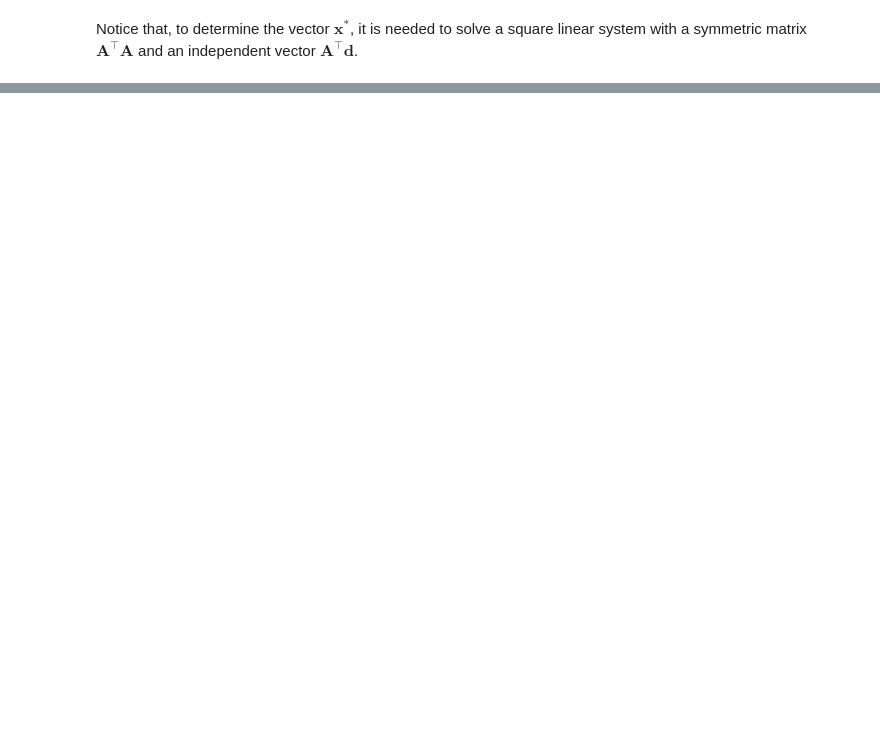
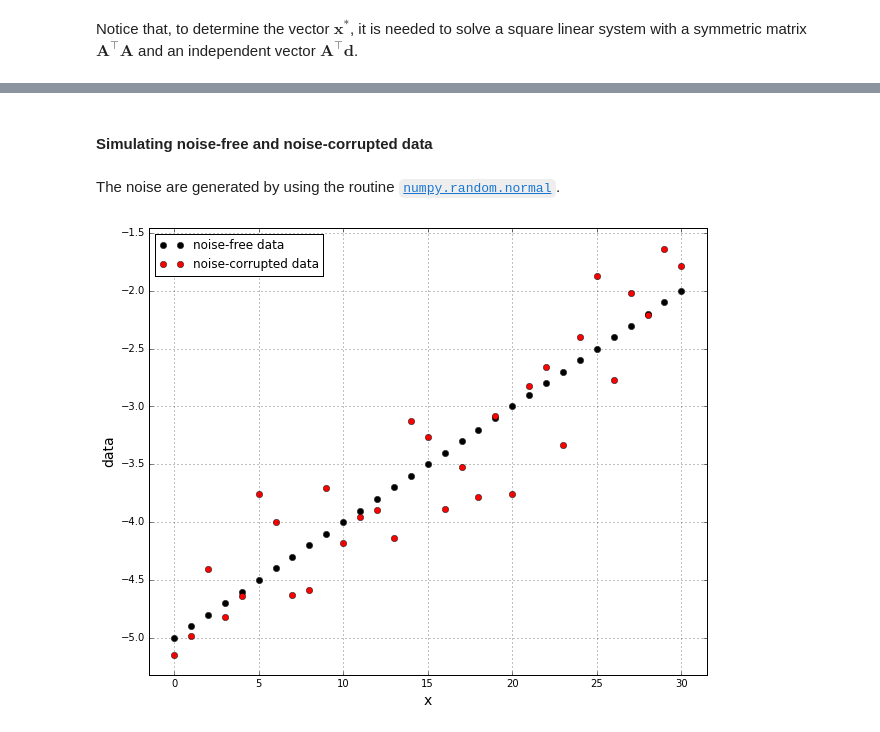
Before and after one commit to birocoles/Disciplina-metodos-computacionais, a Jupyter notebook: Content/least_squares.ipynb, the cells around one changed output, grey strips where cells are left out. Drawn from its saved outputs; the diff is of its cells as text; code cells hidden in the pictures; blank space fills up the shorter version.

```diff
--- a/Content/least_squares.ipynb
+++ b/Content/least_squares.ipynb
@@ -177,0 +206,4 @@ Notice that, to determine the vector $\mathbf{x}^{\ast}$, it is needed to solve
+# %% [markdown]
+#### Simulating noise-free and noise-corrupted data
+# %% [markdown]
+The noise are generated by using the routine [`numpy.random.normal`](http://docs.scipy.org/doc/numpy/reference/generated/numpy.random.normal.html).
@@ -177,0 +214,43 @@ Notice that, to determine the vector $\mathbf{x}^{\ast}$, it is needed to solve
+# %%
+# number of data
+N = 31
+
+# coordinates of the data
+x = np.linspace(0., 30., N)
+
+xmax = np.max(x)
+xmin = np.min(x)
+Dx = xmax - xmin
+
+# true constants a and b
+a = -5.
+b = 0.1
+
+# noise-free data vector
+d_free = a + b*x
+
+# Gaussian noise with null mean and standard deviation defined
+#by the variable stdev
+stdev = 0.3
+noise = np.random.normal(loc = 0., scale=stdev, size=N)
+
+# noise-corrupted data
+d_noise = d_free + noise
+
+dmin = np.min(d_noise)
+dmax = np.max(d_noise)
+Dd = dmax - dmin
+# %%
+plt.close('all')
+plt.figure(figsize=(10,8))
+plt.plot(x, d_free, 'ko', label='noise-free data')
+plt.plot(x, d_noise, 'ro', label='noise-corrupted data')
+plt.xlim(xmin - 0.05*Dx, xmax + 0.05*Dx)
+plt.ylim(dmin - 0.05*Dd, dmax + 0.05*Dd)
+plt.xlabel('x', fontsize=14)
+plt.ylabel('data', fontsize=14)
+plt.grid()
+plt.legend(loc='best', fontsize=12)
+plt.show()
+# %% [output]
+[figure, added]
```
Also changed, not shown: parts of 17 cells of this notebook, 1 other file.
